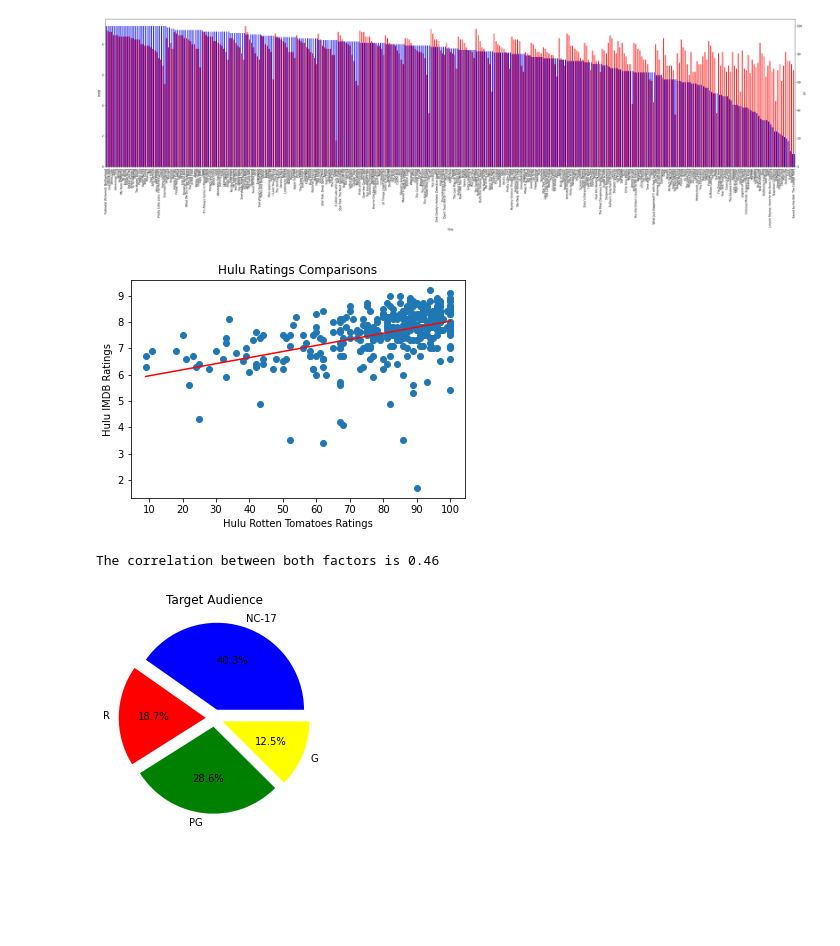
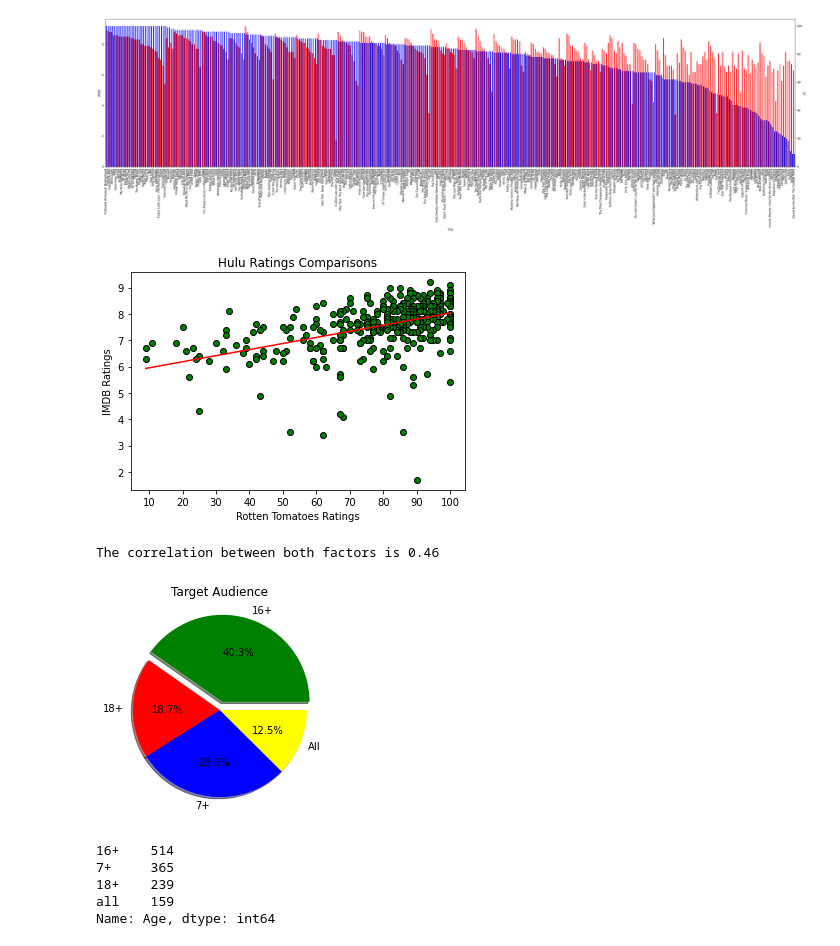
Before and after one commit to Tgreenhu/streaming-platform-analysis, a Jupyter notebook: Streaming Platforms/hulu.ipynb, the cells around one changed output. Drawn from its saved outputs; the diff is of its cells as text; code cells hidden in the pictures; blank space fills up the shorter version.

```diff
--- a/Streaming Platforms/hulu.ipynb
+++ b/Streaming Platforms/hulu.ipynb
@@ -93,11 +86,13 @@ hulu
 |  | Total Number of Shows | Most Popular Age Group | Highest Rated IMDB | IMDB Average | Highest Rated RT | ... |
 | 0 | 1754 | 16+ | Destiny | 7.061107 | Fullmetal Alchemist: Brotherhood | ... |
 # %%
+# Add year ranges column
+
 hulu_df = hulu_df.reset_index()
+bins = [1900, 1949, 1979, 1989, 1999, 2009, 2020]
+groups = ['1900-1949', '1950-1979', '1980-1989', '1990-1999', '2000-2009', '2010-2020']
+pd.cut(hulu_df['Year'], bins, labels=groups)
 
-bins = [1900, 1949, 1979, 1989, 1999, 2009, 2020]
-
-groups = ['1900-1949', '1950-1979', '1980-1989', '1990-1999', '2000-2009', '2010-2020']
-
-pd.cut(hulu_df['Year'], bins, labels=groups)
+hulu_df['Year Range'] = pd.cut(hulu_df['Year'], bins, labels=groups)
+hulu_df.head()
 # %% [output]
@@ -117,4 +104,0 @@ Categories (6, object): [1900-1949 < 1950-1979 < 1980-1989 < 1990-1999 < 2000-20
-# %%
-hulu_df['Age Range'] = pd.cut(hulu_df['Year'], bins, labels=groups)
-
-hulu_df.head()
@@ -254,61 +197,53 @@ ax2.set_ylabel('RT');
 # %% [output]
 [figure]
 # %%
-# Hulu Ratings Comparisons for shows with both ratings
+# Find any correlation between IMDB & Rotten Tomatoes ratings using scatter plot
 
 hulu_RT = hulu_df_dropped['RT']
-
 hulu_IMBD_ratings = hulu_df_dropped['IMDB']
 
 
 x_values = hulu_RT
-
 y_values = hulu_IMBD_ratings
-
 (slope, intercept, rvalue, pvalue, stderr) = linregress(x_values, y_values)
-
 regress_values = x_values * slope + intercept
 
-line_eq = "y = " + str(round(slope,2)) + "x + " + str(round(intercept,2))
 
-plt.annotate(line_eq ,(6,10),fontsize=15,color="green")
-
-
-plt.scatter(hulu_RT,hulu_IMBD_ratings)
-
-plt.plot(x_values,regress_values,"r-")
-
+plt.scatter(hulu_RT,hulu_IMBD_ratings, facecolor='green', edgecolor="black");
+plt.plot(x_values,regress_values,"red")
 plt.title('Hulu Ratings Comparisons')
-
 plt.xticks([10,20,30,40,50,60,70,80,90,100])
-
-plt.xlabel('Hulu Rotten Tomatoes Ratings')
-
-plt.ylabel('Hulu IMDB Ratings')
-
+plt.xlabel('Rotten Tomatoes Ratings')
+plt.ylabel('IMDB Ratings')
 plt.xlim = (0,100)
-
 plt.show()
 
 correlation = st.pearsonr(hulu_RT,hulu_IMBD_ratings)
-
 print(f"The correlation between both factors is {round(correlation[0],2)}")
 # %% [output]
-[figure, old version]
+[figure, new version]
 The correlation between both factors is 0.46
 # %%
-#Hulu Target Audience pie chart
+# Hulu Target Audience pie chart
 
 hulu_age_group = hulu_df.groupby("Age")
-
 age_count = hulu_age_group.count()
 
-explode = (.1,0.1,0.1,0.1)
+explode = (0.1,0,0,0)
+# labels = ['13+','16+','18+','7+','All']
+labels = ['16+','18+','7+','All']
+colors = ['green','red','blue','yellow']
 
-labels = ['NC-17','R','PG','G']
-
-plt.pie(age_count['Title'],explode = explode, labels = labels, colors = ['blue','red','green','yellow','orange'],autopct="%1.1f%%");
-
+plt.pie(age_count['Title'],explode = explode, colors = colors, labels = labels, autopct="%1.1f%%", shadow=True);
 plt.title('Target Audience');
 # %% [output]
-[figure, old version]
+[figure, new version]
+# %%
+#TEST TO MATCH UP WITH PIE CHART, DELETE THIS ONCE ALL 4 FILES CHECK OUT
+hulu_df['Age'].value_counts()
+# %% [output]
+16+    514
+7+     365
+18+    239
+all    159
+Name: Age, dtype: int64
```
Also changed, not shown: parts of 20 cells of this notebook, 1 other file.
